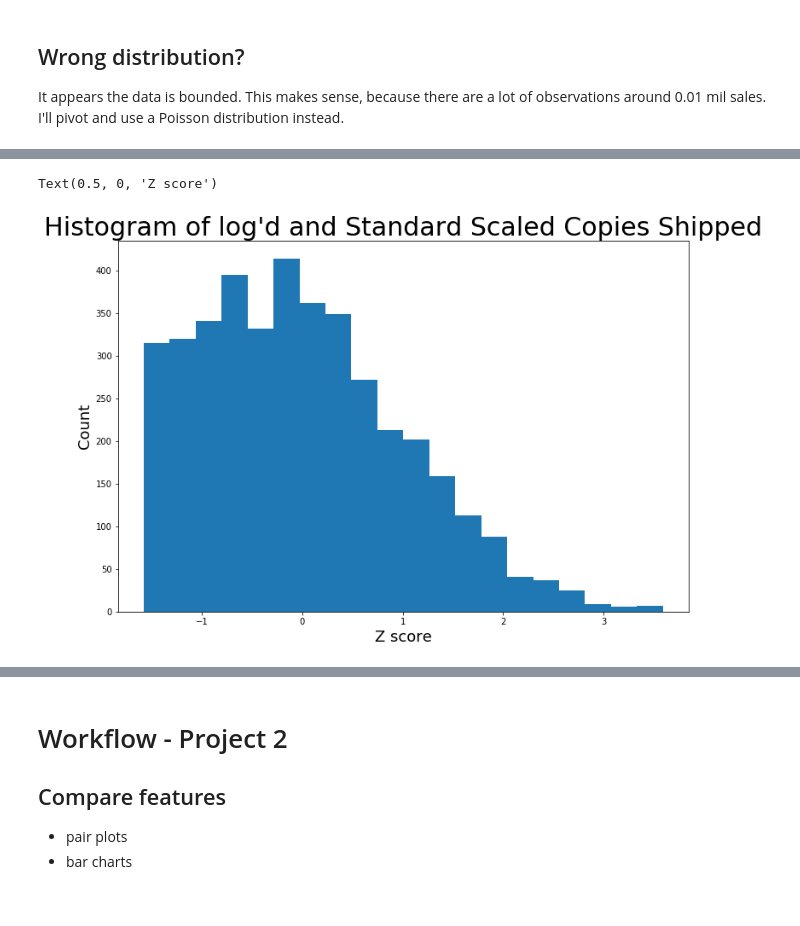
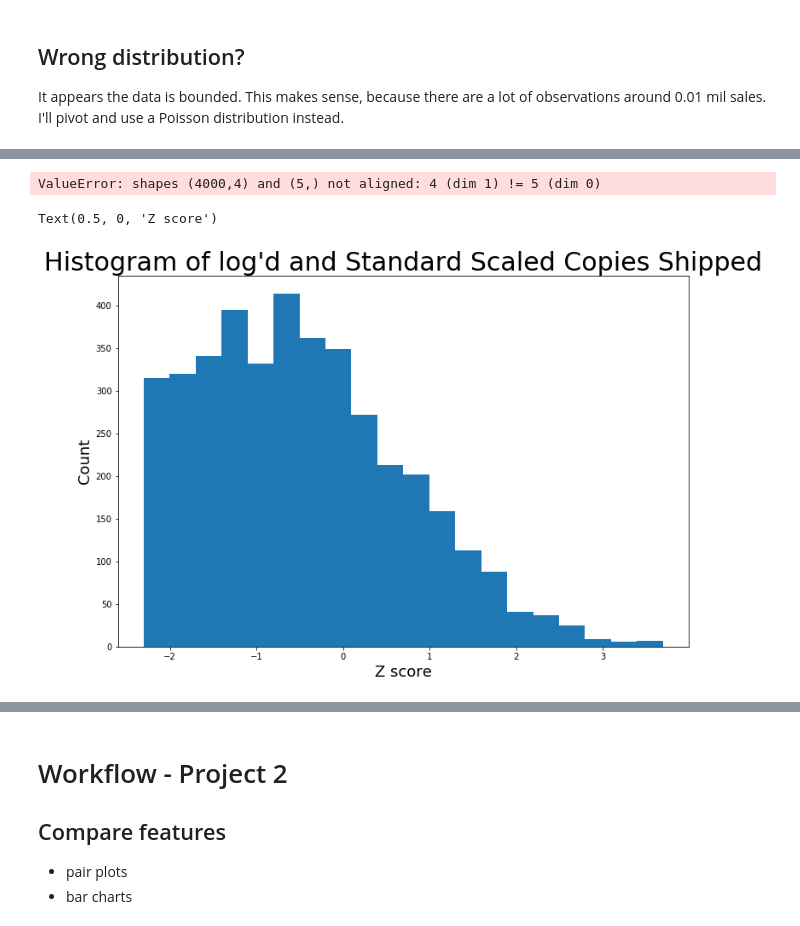
Before and after one commit to jeremyrchow/video_game_sales_data, a Jupyter notebook: exploratory_data_analysis_notebook.ipynb, the cells around one changed output, grey strips where cells are left out. Drawn from its saved outputs; the diff is of its cells as text; code cells hidden in the pictures.

```diff
--- a/exploratory_data_analysis_notebook.ipynb
+++ b/exploratory_data_analysis_notebook.ipynb
@@ -292,8 +307,8 @@ Index(['average_rating', 'near_us_holiday', 'years_since_release',
 # %%
+# Only scaling features
 scaler = StandardScaler()
-scaled_vals = scaler.fit_transform(df_features[['total_shipped_in_mil_log','average_rating','years_since_release']])
-scaled_features = pd.DataFrame(scaled_vals,columns = ['total_shipped_in_mil_log_scaled',
-                                                      'rating_scaled',
+scaled_vals = scaler.fit_transform(df_features[['average_rating','years_since_release']])
+scaled_features = pd.DataFrame(scaled_vals,columns = ['rating_scaled',
                                                       'years_since_release_scaled'])
 scaled_features['top_10_publisher'] = df_features.reset_index()['top_10_publisher']
 scaled_features['near_us_holiday'] = df_features.reset_index()['near_us_holiday']
@@ -329,2 +324,10 @@ scaled_features.corr()
+# %%
+scaled_features.insert(0,'total_shipped_in_mil_log',df_features['total_shipped_in_mil_log'].values)
+# %%
+#scaled_features['total_shipped_in_mil_log'] = df_features['total_shipped_in_mil_log']
+#scaled_features.corr()
+scaled_features.head()
+scaled_features['total_shipped_in_mil_log'] = (np.power(df_features_with_predicted['total_shipped_in_thousands'],\
+                                                        lamb)-1)/lamb
 # %%
 scaled_model = sm_OLS_model(scaled_features)
@@ -364,9 +403,32 @@ plt.scatter(scaled_model.predict(), scaled_model.resid);
+# %%
+# Calculate root mean squared error
+ypred = scaled_model.predict(scaled_features.iloc[:,1:].values)
+print(ypred)
+yval = ((np.power(df_features_with_predicted['total_shipped_in_thousands'],lamb)-1)/lamb).values
+residuals_squared = list()
+residuals_abs = list()
+residuals = list()
+for i in range(0,len(yval)):
+    residuals.append(ypred[i]-yval[i])
+    residuals_squared.append((ypred[i]-yval[i])**2)
+    residuals_abs.append(abs(ypred[i] - yval [i]))
+
+rmse = np.sqrt(sum(residuals_squared)/len(yval))
+mae = sum(residuals_abs)/len(yval)
+
+print(rmse/40000)
+print(mae/40000)
+print("RMSE: ",rmse)
+print("MAE: ", mae)
+plt.scatter(yval,residuals)
+# %% [output]
+ValueError: shapes (4000,4) and (5,) not aligned: 4 (dim 1) != 5 (dim 0)
 # %%
 plt.figure(figsize=(12,8))
-plt.hist(scaled_features['total_shipped_in_mil_log_scaled'],bins = 20)
+plt.hist(scaled_features['total_shipped_in_mil_log'],bins = 20)
 plt.title("Histogram of log'd and Standard Scaled Copies Shipped",fontsize = 30)
 plt.ylabel('Count',fontsize = 18)
 plt.xlabel('Z score',fontsize = 18)
 # %% [output]
 Text(0.5, 0, 'Z score')
-[figure, old version]
+[figure, new version]
```
Also changed, not shown: parts of 34 cells of this notebook, 3 other files.
